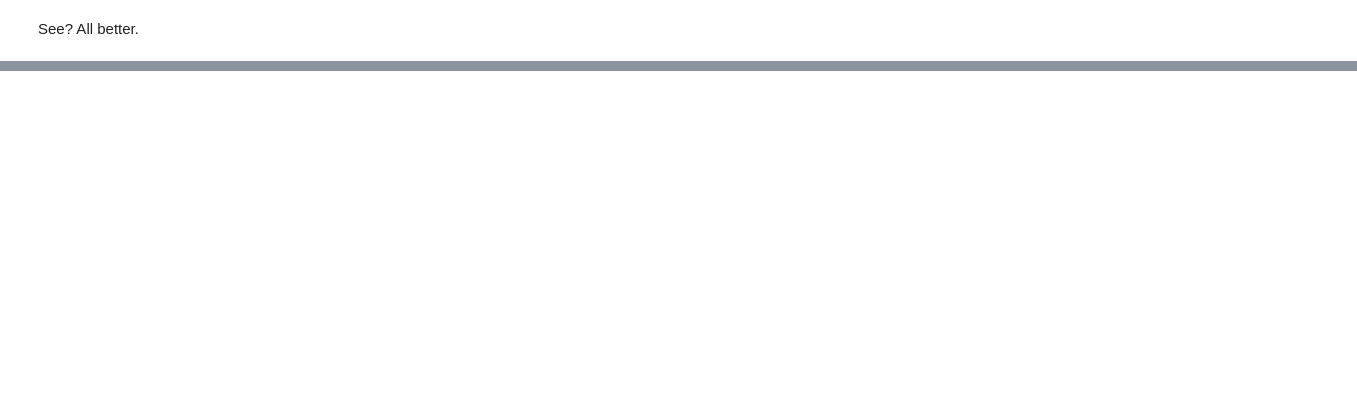
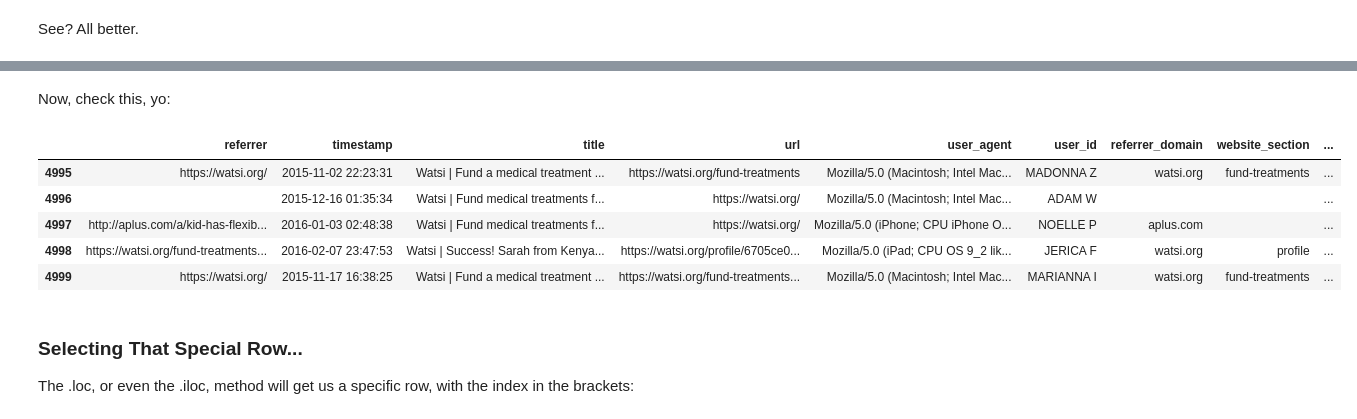
Before and after one commit to nellac77/gitfunkhouse, a Jupyter notebook: mode/Python Basics.ipynb, the cells around one changed output, grey strips where cells are left out. Drawn from its saved outputs; the diff is of its cells as text; code cells hidden in the pictures; blank space fills up the shorter version.

```diff
--- a/mode/Python Basics.ipynb
+++ b/mode/Python Basics.ipynb
@@ -420,0 +517,15 @@ See? All better.
+# %% [markdown]
+Now, check this, yo:
+# %%
+data[4995:]
+# %% [output]
+|  | referrer | timestamp | title | url | user_agent | user_id | referrer_domain | website_section | ... |
+| 4995 | https://watsi.org/ | 2015-11-02 22:23:31 | Watsi | Fund a medical treatment ... | https://watsi.org/fund-treatments | Mozilla/5.0 (Macintosh; Intel Mac... | MADONNA Z | watsi.org | fund-treatments | ... |
+| 4996 |  | 2015-12-16 01:35:34 | Watsi | Fund medical treatments f... | https://watsi.org/ | Mozilla/5.0 (Macintosh; Intel Mac... | ADAM W |  |  | ... |
+| 4997 | http://aplus.com/a/kid-has-flexib... | 2016-01-03 02:48:38 | Watsi | Fund medical treatments f... | https://watsi.org/ | Mozilla/5.0 (iPhone; CPU iPhone O... | NOELLE P | aplus.com |  | ... |
+| 4998 | https://watsi.org/fund-treatments... | 2016-02-07 23:47:53 | Watsi | Success! Sarah from Kenya... | https://watsi.org/profile/6705ce0... | Mozilla/5.0 (iPad; CPU OS 9_2 lik... | JERICA F | watsi.org | profile | ... |
+| 4999 | https://watsi.org/ | 2015-11-17 16:38:25 | Watsi | Fund a medical treatment ... | https://watsi.org/fund-treatments... | Mozilla/5.0 (Macintosh; Intel Mac... | MARIANNA I | watsi.org | fund-treatments | ... |
+# %% [markdown]
+### Selecting That Special Row...
+
+The .loc, or even the .iloc, method will get us a specific row, with the index in the brackets:
```
Also changed, not shown: parts of 14 cells of this notebook.
